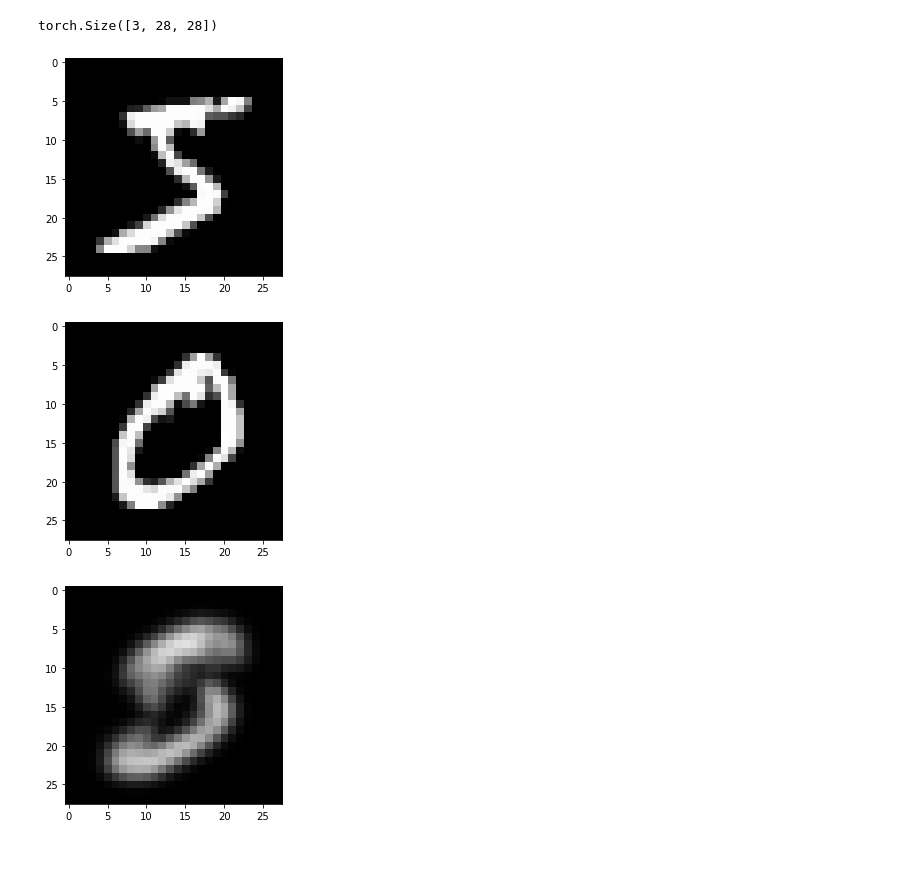
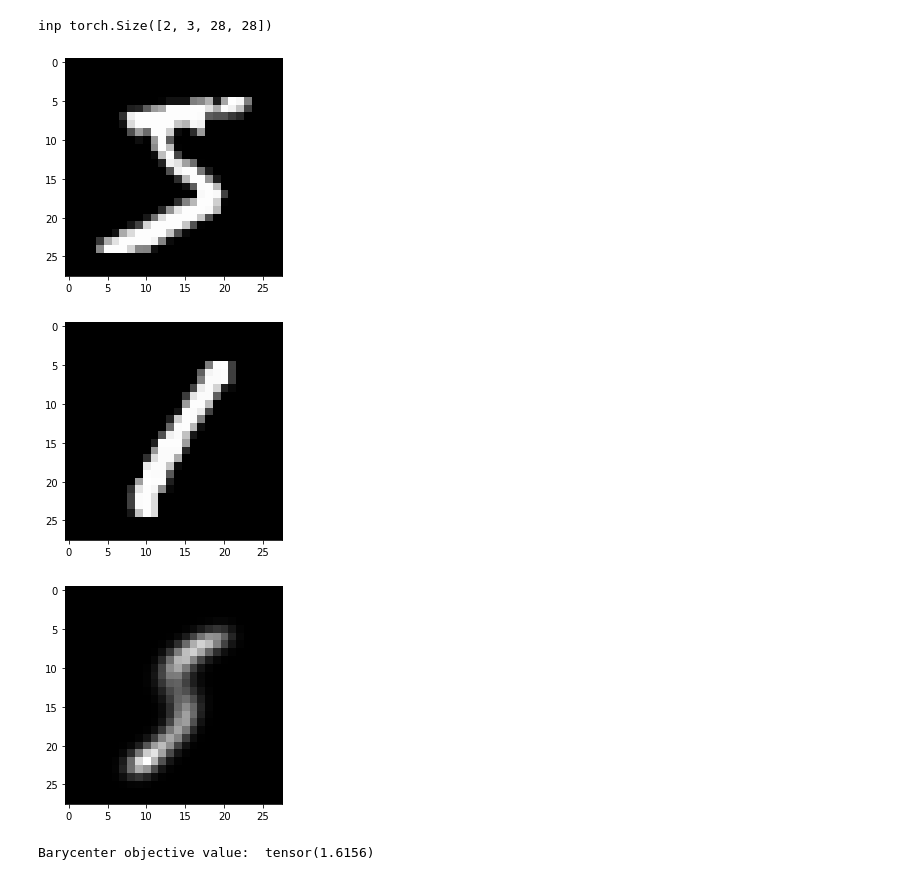
Before and after one commit to scoutsaachi/conv_was, a Jupyter notebook: Conv_was.ipynb, the cells around one changed output. Cells and saved outputs as stored; diff of their text form; code cells hidden in the pictures.

Commit message:
entropic sharpening, rotation alignment and figures

```diff
--- a/Conv_was.ipynb
+++ b/Conv_was.ipynb
@@ -7,14 +10,17 @@ import matplotlib.pyplot as plt
 # %%
 def show_image(inp):
+    inp = inp / torch.max(inp.view(3, -1), dim=-1).values.view(3, 1, 1)
     inp = torchvision.transforms.ToPILImage()(inp)
-    plt.imshow(inp)
+    plt.imshow(inp) #[0,...])
     plt.show()
 # %%
 def transform(inp):
     inp = torchvision.transforms.ToTensor()(inp)
+    inp = inp + 1e-4
+    inp = inp / torch.sum(torch.abs(inp))
     return torch.cat([inp, inp, inp], 0)
 # %%
-MNIST_DIR = "/data/theory/robustopt/saachij/dataset_dumps/mnist"
+MNIST_DIR = "/mnt/home/hlawrence/ceph/datasets" #"/data/theory/robustopt/saachij/dataset_dumps/mnist"
 # %%
 ds = torchvision.datasets.MNIST(MNIST_DIR,
                                 train=True, download=False, transform=transform)
@@ -72,18 +125,22 @@ class ConvolutionalWasserstein2D(nn.Module):
 # %%
 # example conv_was
-cw = ConvolutionalWasserstein2D(3, 28, 1)
+cw = ConvolutionalWasserstein2D(3, 28, gamma=2)
 with torch.no_grad():
-    inp = x[[0,1]]
+    inp = x[[0, 3]]
+    print('inp', inp.shape)
     alphas = torch.tensor([0.5, 0.5])
-    out = cw.wass_barycenter(inp, alphas, 10)
-print(out.shape)
+    facs = [0.3] #[5,6,7,8,9,10]
+    for fac in facs:
+        out = cw.wass_barycenter(inp, alphas, 10, entropic_args={'factor':fac})
+        show_image(inp[0, ...])
+        show_image(inp[1, ...])
+        show_image(out)
+
+objval = cw.wass_barycenter_obj(out, inp, alphas)
+print('Barycenter objective value: ',objval[0])
 # %% [output]
-torch.Size([3, 28, 28])
+inp torch.Size([2, 3, 28, 28])
+[figure, added]
+[figure, added]
+[figure, added]
+Barycenter objective value:  tensor(1.6156)
-# %%
-show_image(x[0])
-show_image(x[1])
-show_image(out)
-# %% [output]
-[figure, removed]
-[figure, removed]
-[figure, removed]
```
Also changed, not shown: parts of 7 cells of this notebook.
